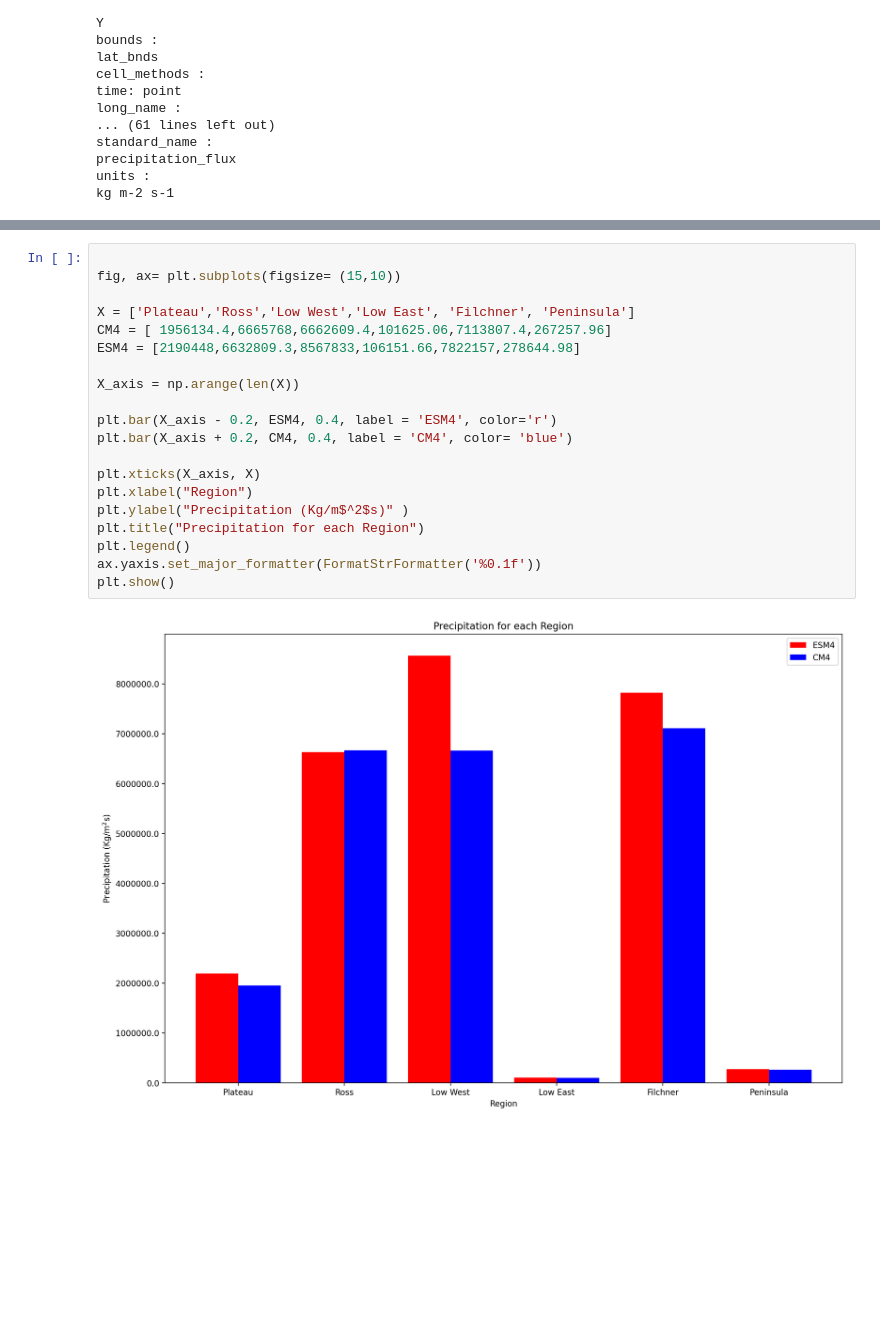
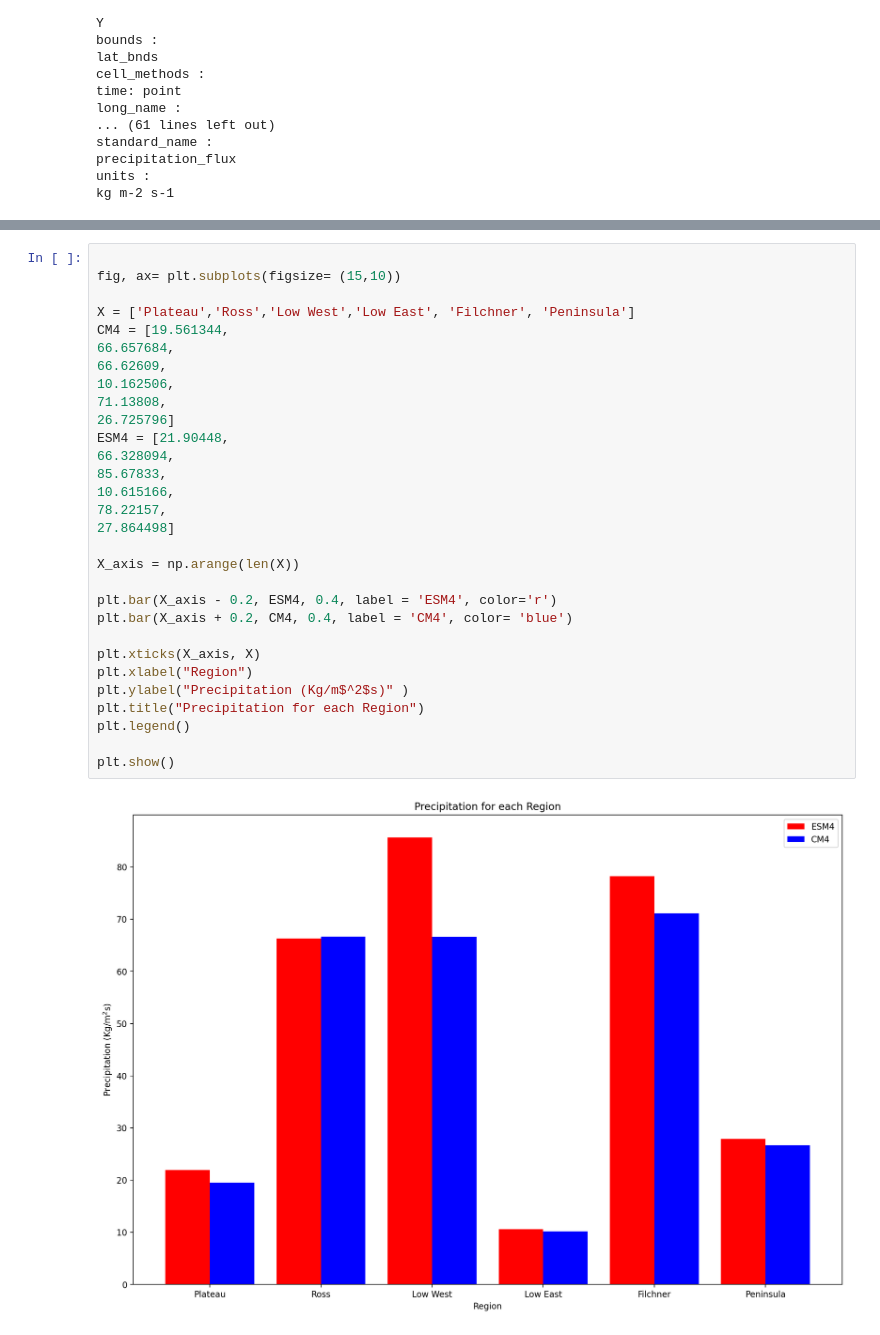
Before and after one commit to twass21/katabatic_winds, a Jupyter notebook: precip_bar_plots.ipynb, the cells around one changed output, grey strips where cells are left out. Drawn from its saved outputs; the diff is of its cells as text; blank space fills up the shorter version.

```diff
--- a/precip_bar_plots.ipynb
+++ b/precip_bar_plots.ipynb
@@ -411,22 +411,32 @@ pen_value_CM4=print(peninsula_precip_CM4_bar.values)
 # %%
 
 fig, ax= plt.subplots(figsize= (15,10))
 
 X = ['Plateau','Ross','Low West','Low East', 'Filchner', 'Peninsula']
-CM4 = [ 1956134.4,6665768,6662609.4,101625.06,7113807.4,267257.96]
-ESM4 = [2190448,6632809.3,8567833,106151.66,7822157,278644.98]
+CM4 = [19.561344,
+66.657684,
+66.62609,
+10.162506,
+71.13808,
+26.725796]
+ESM4 = [21.90448,
+66.328094,
+85.67833,
+10.615166,
+78.22157,
+27.864498]
 
 X_axis = np.arange(len(X))
 
 plt.bar(X_axis - 0.2, ESM4, 0.4, label = 'ESM4', color='r')
 plt.bar(X_axis + 0.2, CM4, 0.4, label = 'CM4', color= 'blue')
 
 plt.xticks(X_axis, X)
 plt.xlabel("Region")
 plt.ylabel("Precipitation (Kg/m$^2$s)" )
 plt.title("Precipitation for each Region")
 plt.legend()
-ax.yaxis.set_major_formatter(FormatStrFormatter('%0.1f'))
+
 plt.show()
 # %% [output]
-[figure, old version]
+[figure, new version]
```
Also changed, not shown: parts of 5 cells of this notebook.
